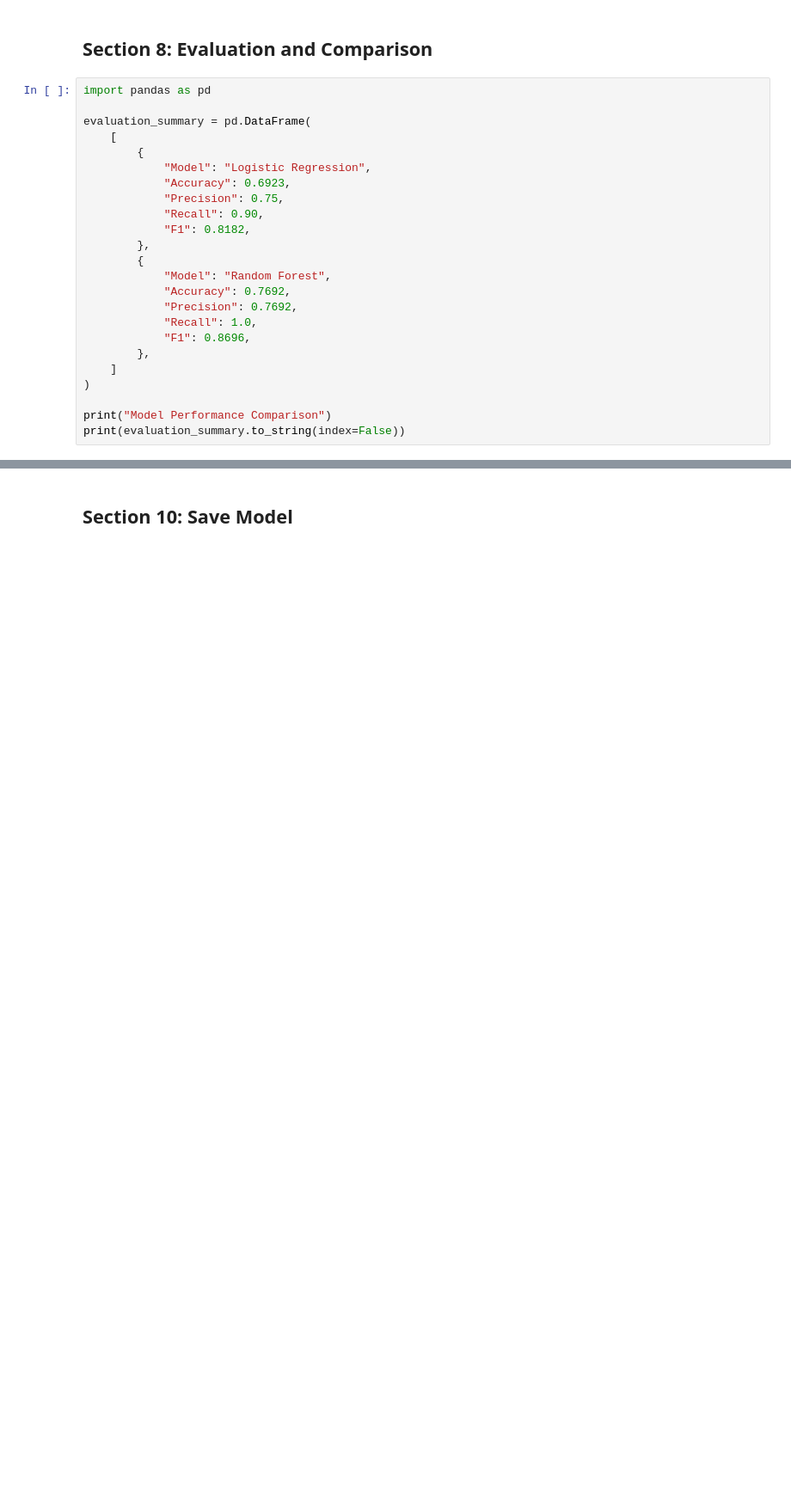
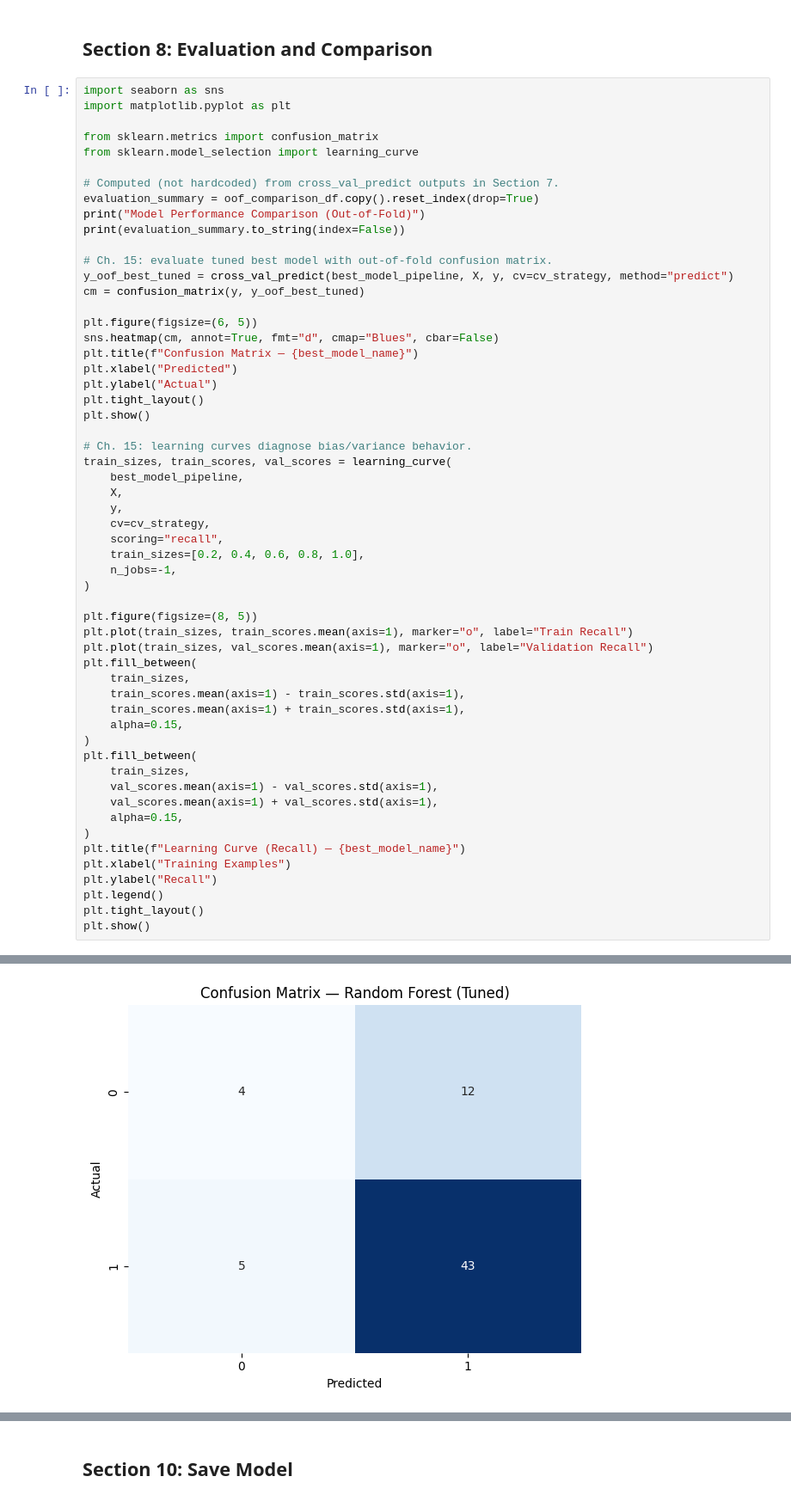
Before and after one commit to mitchsmii/Intex, a Jupyter notebook: ml_pipelines/models/01_donor_churn/donor_churn.ipynb, the cells around one changed output, grey strips where cells are left out. Shown at 86% size. Drawn from its saved outputs; the diff is of its cells as text; blank space fills up the shorter version.

```diff
--- a/ml_pipelines/models/01_donor_churn/donor_churn.ipynb
+++ b/ml_pipelines/models/01_donor_churn/donor_churn.ipynb
@@ -304,27 +452,59 @@ Confusion Matrix:
 # %% [markdown]
 ## Section 8: Evaluation and Comparison
 # %%
-import pandas as pd
+import seaborn as sns
+import matplotlib.pyplot as plt
 
-evaluation_summary = pd.DataFrame(
-    [
-        {
-            "Model": "Logistic Regression",
-            "Accuracy": 0.6923,
-            "Precision": 0.75,
-            "Recall": 0.90,
-            "F1": 0.8182,
-        },
-        {
-            "Model": "Random Forest",
-            "Accuracy": 0.7692,
-            "Precision": 0.7692,
-            "Recall": 1.0,
-            "F1": 0.8696,
-        },
-    ]
+from sklearn.metrics import confusion_matrix
+from sklearn.model_selection import learning_curve
+
+# Computed (not hardcoded) from cross_val_predict outputs in Section 7.
+evaluation_summary = oof_comparison_df.copy().reset_index(drop=True)
+print("Model Performance Comparison (Out-of-Fold)")
+print(evaluation_summary.to_string(index=False))
+
+# Ch. 15: evaluate tuned best model with out-of-fold confusion matrix.
+y_oof_best_tuned = cross_val_predict(best_model_pipeline, X, y, cv=cv_strategy, method="predict")
+cm = confusion_matrix(y, y_oof_best_tuned)
+
+plt.figure(figsize=(6, 5))
+sns.heatmap(cm, annot=True, fmt="d", cmap="Blues", cbar=False)
+plt.title(f"Confusion Matrix — {best_model_name}")
+plt.xlabel("Predicted")
+plt.ylabel("Actual")
+plt.tight_layout()
+plt.show()
+
+# Ch. 15: learning curves diagnose bias/variance behavior.
+train_sizes, train_scores, val_scores = learning_curve(
+    best_model_pipeline,
+    X,
+    y,
+    cv=cv_strategy,
+    scoring="recall",
+    train_sizes=[0.2, 0.4, 0.6, 0.8, 1.0],
+    n_jobs=-1,
 )
 
-print("Model Performance Comparison")
-print(evaluation_summary.to_string(index=False))
+plt.figure(figsize=(8, 5))
+plt.plot(train_sizes, train_scores.mean(axis=1), marker="o", label="Train Recall")
+plt.plot(train_sizes, val_scores.mean(axis=1), marker="o", label="Validation Recall")
+plt.fill_between(
+    train_sizes,
+    train_scores.mean(axis=1) - train_scores.std(axis=1),
+    train_scores.mean(axis=1) + train_scores.std(axis=1),
+    alpha=0.15,
+)
+plt.fill_between(
+    train_sizes,
+    val_scores.mean(axis=1) - val_scores.std(axis=1),
+    val_scores.mean(axis=1) + val_scores.std(axis=1),
+    alpha=0.15,
+)
+plt.title(f"Learning Curve (Recall) — {best_model_name}")
+plt.xlabel("Training Examples")
+plt.ylabel("Recall")
+plt.legend()
+plt.tight_layout()
+plt.show()
 # %% [output]
@@ -334,0 +517 @@ Logistic Regression    0.6923     0.7500     0.9 0.8182
+[figure, added]
```
Also changed, not shown: parts of 20 cells of this notebook, 11 other files.
